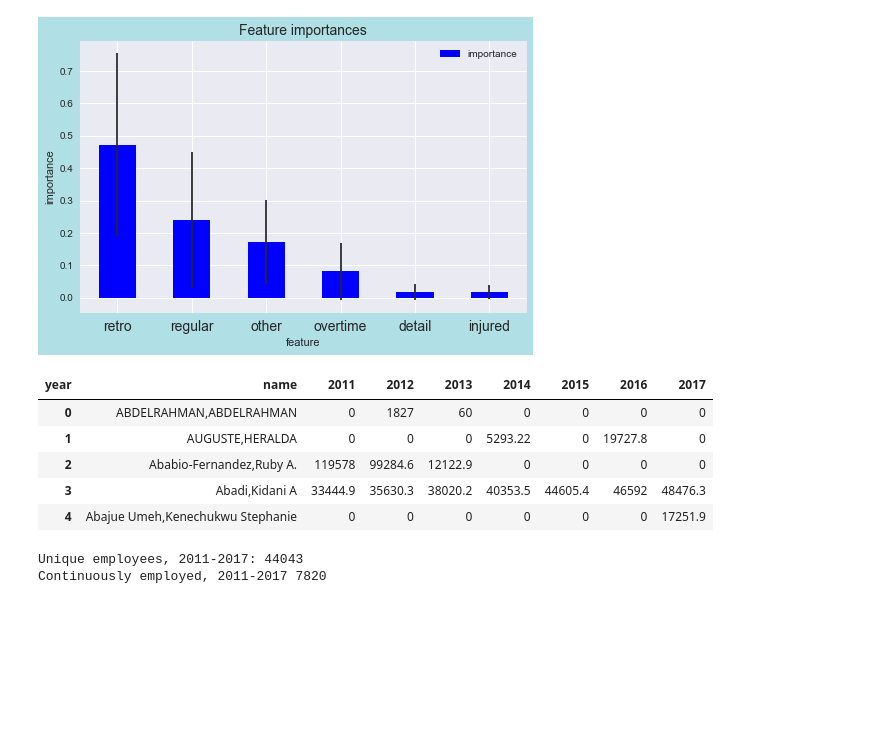
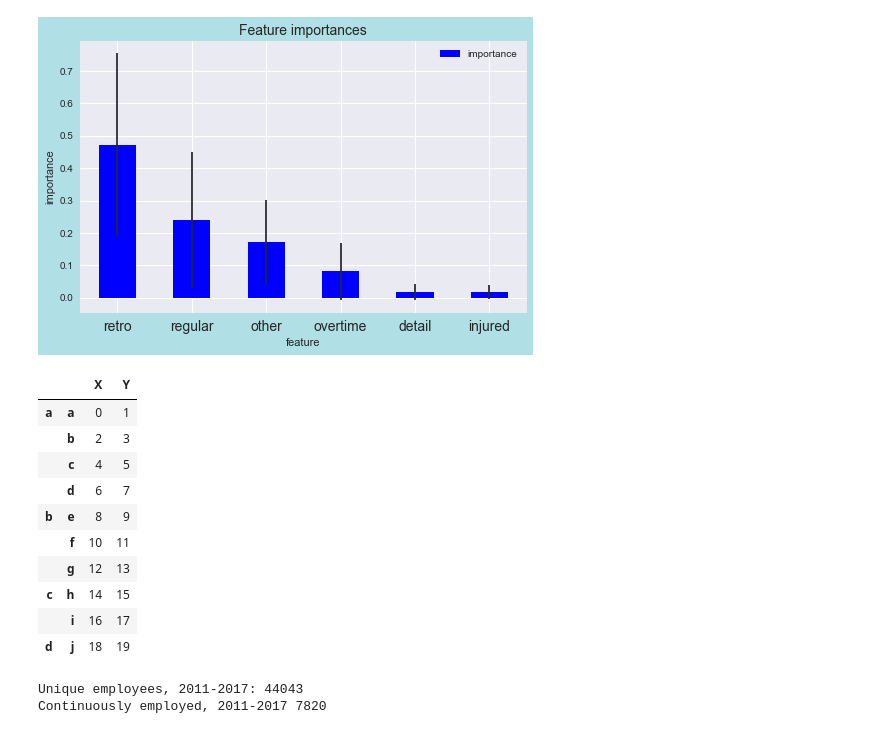
Before and after one commit to Turanga1/Springboard_DataScience, a Jupyter notebook: Capstone 1 - Boston Earnings Report/boston_earnings_analysis.ipynb, the cells around one changed output. Cells and saved outputs as stored; diff of their text form; code cells hidden in the pictures; blank space fills up the shorter version.

```diff
--- a/Capstone 1 - Boston Earnings Report/boston_earnings_analysis.ipynb
+++ b/Capstone 1 - Boston Earnings Report/boston_earnings_analysis.ipynb
@@ -311,20 +416,24 @@ ax.set_xticklabels(importances['feature'], rotation=0, fontsize=14)
 plt.show()
 # %% [output]
 [figure]
-# %%
-growth = pd.pivot_table(earnings, columns='year', index=['name'], values='total', fill_value='0').reset_index()
-growth.head()
-# growth[growth.duplicated(['name'])]
-# years = (earnings.year.unique())
-# for prev, following in zip(years, years[1:]):
-#     growth[following] = pd.pivot_table(earnings[earnings.year.isin([previous, following])])
-# %% [output]
-| year | name | 2011 | 2012 | 2013 | 2014 | 2015 | 2016 | 2017 |
-| 0 | ABDELRAHMAN,ABDELRAHMAN | 0 | 1827 | 60 | 0 | 0 | 0 | 0 |
-| 1 | AUGUSTE,HERALDA | 0 | 0 | 0 | 5293.22 | 0 | 19727.8 | 0 |
-| 2 | Ababio-Fernandez,Ruby A. | 119578 | 99284.6 | 12122.9 | 0 | 0 | 0 | 0 |
-| 3 | Abadi,Kidani A | 33444.9 | 35630.3 | 38020.2 | 40353.5 | 44605.4 | 46592 | 48476.3 |
-| 4 | Abajue Umeh,Kenechukwu Stephanie | 0 | 0 | 0 | 0 | 0 | 0 | 17251.9 |
+# %%
+df = pd.DataFrame(np.arange(20).reshape(10, -1),
+                  [['a', 'a', 'a', 'a', 'b', 'b', 'b', 'c', 'c', 'd'],
+                   ['a', 'b', 'c', 'd', 'e', 'f', 'g', 'h', 'i', 'j']],
+                  ['X', 'Y'])
+df
+# %% [output]
+|  |  | X | Y |
+| a | a | 0 | 1 |
+|  | b | 2 | 3 |
+|  | c | 4 | 5 |
+|  | d | 6 | 7 |
+| b | e | 8 | 9 |
+|  | f | 10 | 11 |
+|  | g | 12 | 13 |
+| c | h | 14 | 15 |
+|  | i | 16 | 17 |
+| d | j | 18 | 19 |
 # %%
 growth = pd.pivot_table(earnings, columns='year', index=['name', 'title_clean', 'dept_clean'], values='total')
 print('Unique employees, 2011-2017:', growth.shape[0])
```
Also changed, not shown: parts of 5 cells of this notebook.
